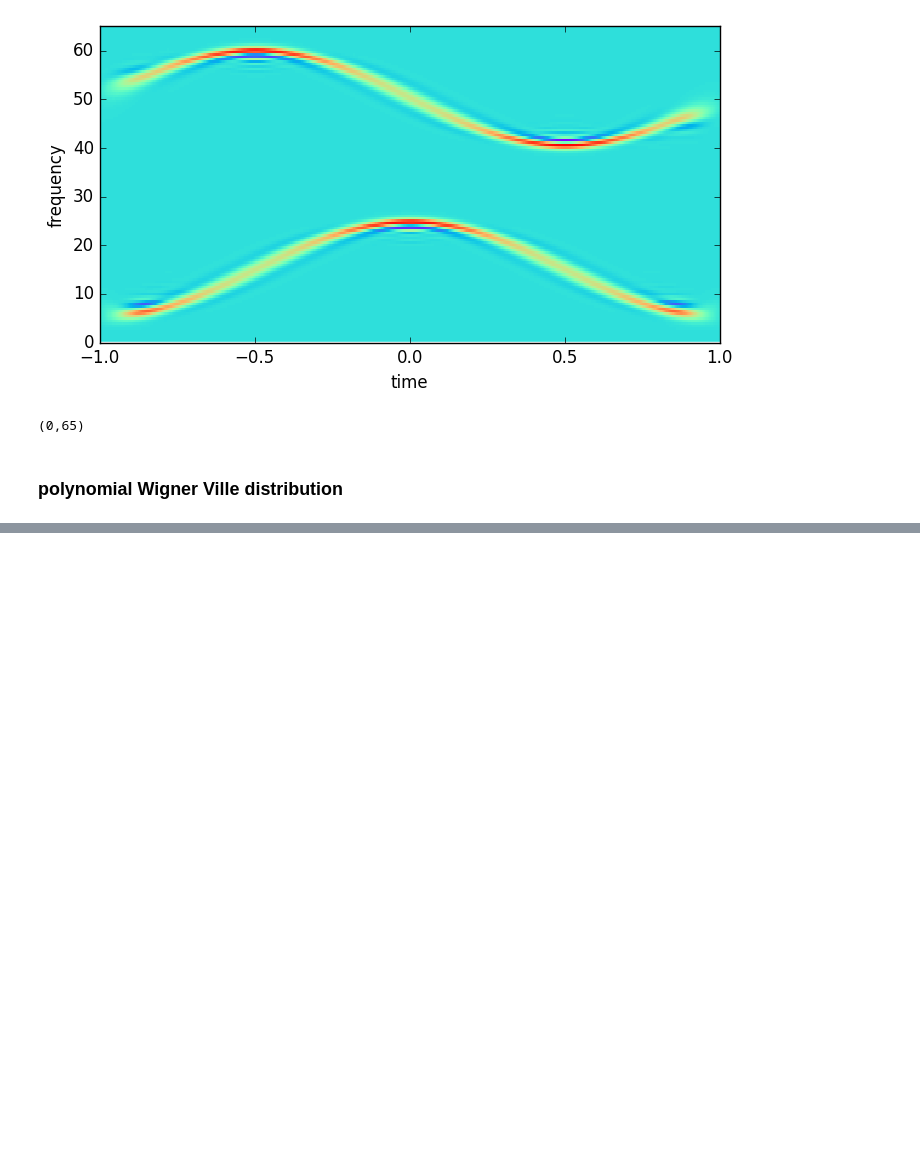
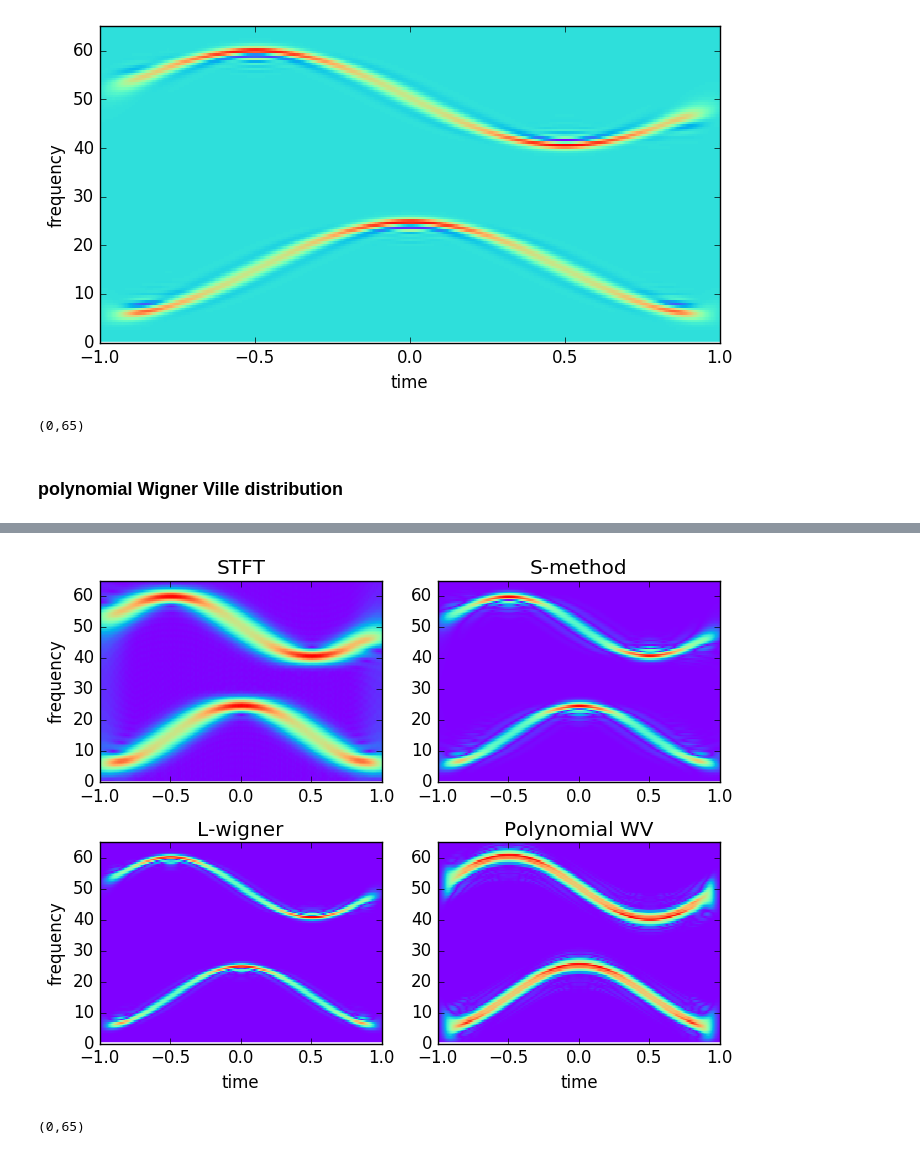
Before and after one commit to HajimeKawahara/juwvid, a Jupyter notebook: ipynb/L-Wigner Distribution and Polynomial Wigner Ville Distribution.ipynb, the cells around one changed output, grey strips where cells are left out. Saved outputs shown, nothing was run; the diff lists cells and outputs as text; code cells hidden in the pictures; blank space fills up the shorter version.

```diff
--- a/ipynb/L-Wigner Distribution and Polynomial Wigner Ville Distribution.ipynb
+++ b/ipynb/L-Wigner Distribution and Polynomial Wigner Ville Distribution.ipynb
@@ -62,0 +69,25 @@ PyObject <matplotlib.text.Text object at 0x...>
+# %%
+fig=PyPlot.figure()
+ax = fig[:add_subplot](2,2,1)
+a=juwplot.wtfrshow(abs(tfrst),t[2]-t[1],t[1],t[end],NaN,NaN,0.7*2,"rainbow")
+PyPlot.ylabel("frequency")
+PyPlot.title("STFT")
+PyPlot.ylim(0,65)
+ax = fig[:add_subplot](2,2,2)
+a=juwplot.wtfrshow(abs(sm),t[2]-t[1],t[1],t[end],NaN,NaN,0.7*2,"rainbow")
+PyPlot.title("S-method")
+PyPlot.ylim(0,65)
+ax = fig[:add_subplot](2,2,3)
+a=juwplot.wtfrshow(abs(tfrlw2),t[2]-t[1],t[1],t[end],NaN,NaN,0.7*2,"rainbow")
+PyPlot.xlabel("time")
+PyPlot.ylabel("frequency")
+PyPlot.title("L-wigner")
+PyPlot.ylim(0,65)
+ax = fig[:add_subplot](2,2,4)
+a=juwplot.wtfrshow(abs(trfpo),t[2]-t[1],t[1],t[end],NaN,NaN,0.7*2,"rainbow")
+PyPlot.xlabel("time")
+PyPlot.title("Polynomial WV")
+PyPlot.ylim(0,65)
+# %% [output]
+[figure, added]
+(0,65)
```
Also changed, not shown: parts of 7 cells of this notebook, 2 other files.
